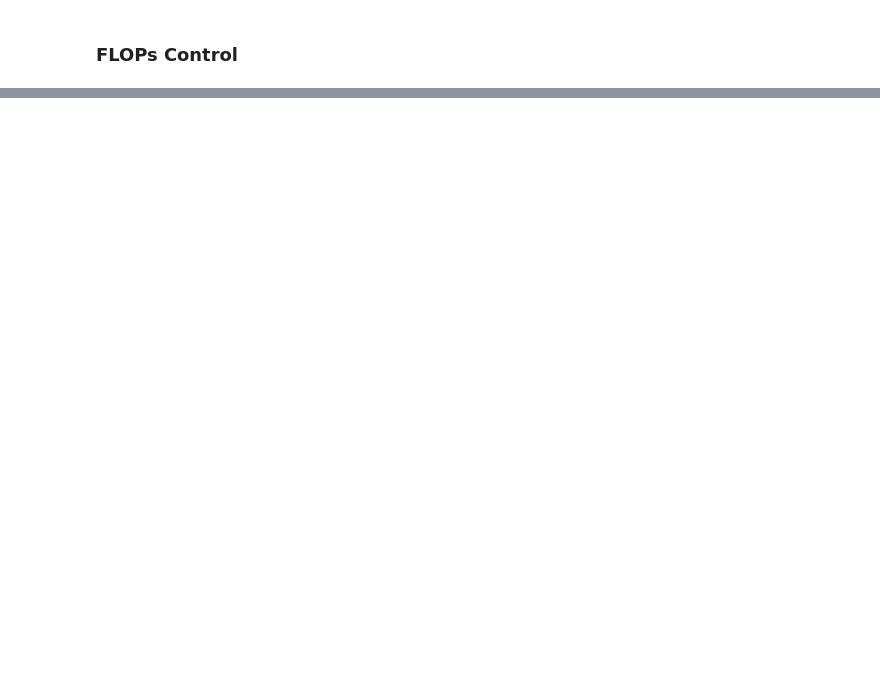
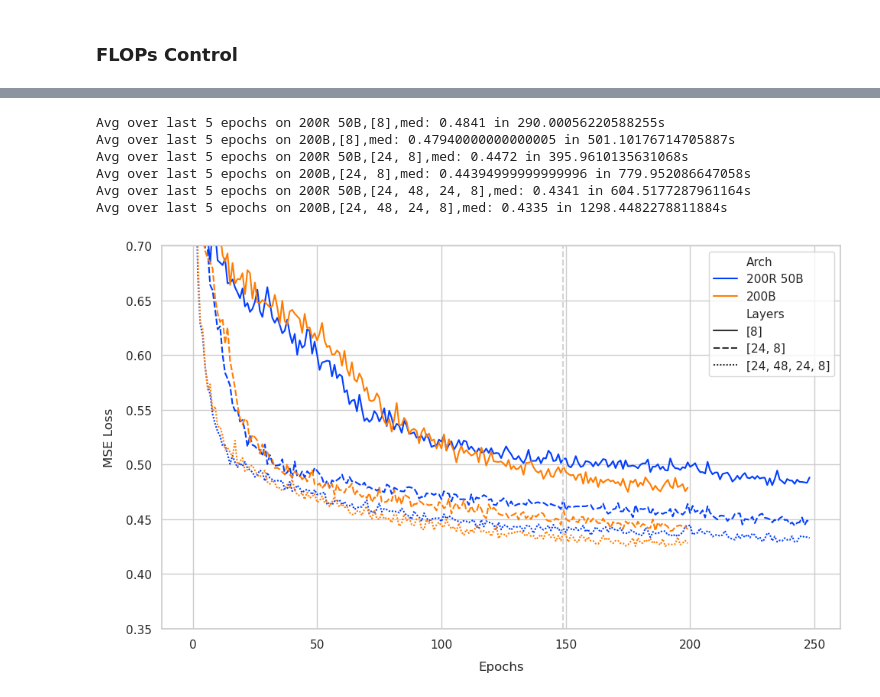
Before and after one commit to liam-hp/deepsplines-thesis, a Jupyter notebook: graphs.ipynb, the cells around one changed output, grey strips where cells are left out. Saved outputs shown, nothing was run; the diff lists cells and outputs as text; code cells hidden in the pictures; blank space fills up the shorter version.

```diff
--- a/graphs.ipynb
+++ b/graphs.ipynb
@@ -179,0 +405,46 @@ utils.plot_multiple_3(
+# %%
+import utils
+import importlib
+importlib.reload(utils)
+
+utils.plot_seaborn(
+    model_paths=[
+        ("R(WB) switching", "[8]_(0.001,0.0001,0.0001)_(200,0,50,50,0)_100", "vals", "med"),
+        ("learning_rate/[8]", "[8]_(0.001,0.0001,0.0001)_(0,0,200,0,0)_100", "vals", "med"),
+
+        ("R(WB) switching", "[24, 8]_(0.001,0.0001,0.0001)_(200,0,50,50,0)_100", "vals", "med"),
+        ("learning_rate/[24, 8]", "[24, 8]_(0.001,0.0001,0.0001)_(0,0,200,0,0)_100", "vals", "med"),
+
+        ("R(WB) switching", "[24, 48, 24, 8]_(0.001,0.0001,0.0001)_(200,0,50,50,0)_100", "vals", "med"),
+        ("learning_rate/[24, 48, 24, 8]", "[24, 48, 24, 8]_(0.001,0.0001,0.0001)_(0,0,200,0,0)_100", "vals", "med"),
+
+        # ("", "", "vals", "avg"),
+    ],
+    aes=[
+        ("200R 50B", "[8]"),
+        ("200B", "[8]"),
+
+        ("200R 50B", "[24, 8]"),
+        ("200B", "[24, 8]"),
+
+        ("200R 50B", "[24, 48, 24, 8]"),
+        ("200B", "[24, 48, 24, 8]"),
+
+        # ("", ""),
+    ],
+    x="epochs",
+    # xlim = 300,
+    xmin=0,
+    ylim = .7,
+    ymin=.35,
+    hide_legend=False,
+    vbars = [(149, "lightgrey")],
+)
+# %% [output]
+Avg over last 5 epochs on 200R 50B,[8],med: 0.4841 in 290.00056220588255s
+Avg over last 5 epochs on 200B,[8],med: 0.47940000000000005 in 501.10176714705887s
+Avg over last 5 epochs on 200R 50B,[24, 8],med: 0.4472 in 395.9610135631068s
+Avg over last 5 epochs on 200B,[24, 8],med: 0.44394999999999996 in 779.952086647058s
+Avg over last 5 epochs on 200R 50B,[24, 48, 24, 8],med: 0.4341 in 604.5177287961164s
+Avg over last 5 epochs on 200B,[24, 48, 24, 8],med: 0.4335 in 1298.4482278811884s
+[figure, added]
```
Also changed, not shown: parts of 17 cells of this notebook, 9 other files.
